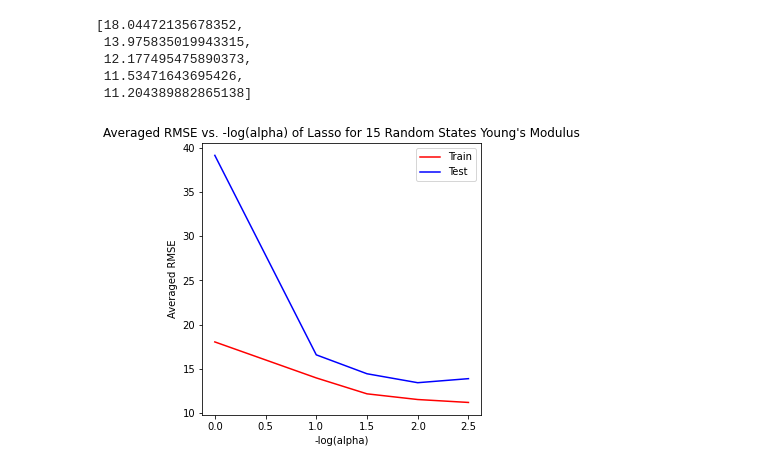
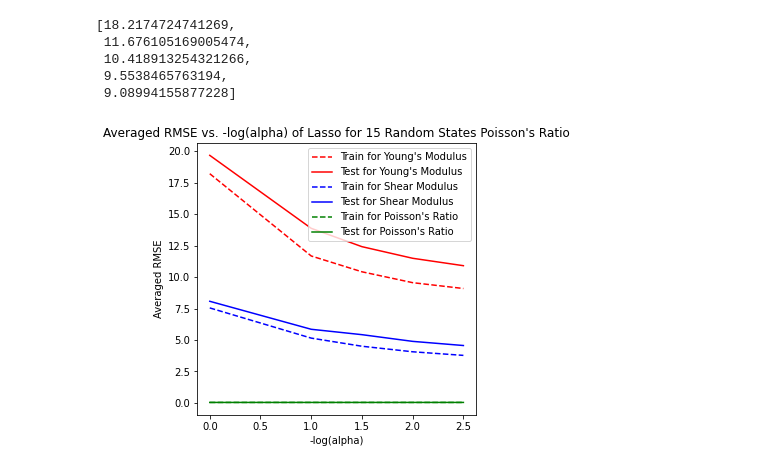
Before and after one commit to zachang890/ML_Research---Glass, a Jupyter notebook: lasso_feature_select_wk5-6.ipynb, the cells around one changed output. Saved outputs shown, nothing was run; the diff lists cells and outputs as text; code cells hidden in the pictures.

```diff
--- a/lasso_feature_select_wk5-6.ipynb
+++ b/lasso_feature_select_wk5-6.ipynb
@@ -65,46 +114,23 @@ poisson_train, poisson_test = calculate_alpha_rmse(poisson_data)
-# %%
-#1. Calculate average RMSE
-def average_rmse(train, test):
-    train_rmse = defaultdict(float) #alpha, sum RMSE
-    for key in train.keys():
-        train_rmse[key[0]] += train[key]
-
-    test_rmse = defaultdict(float)
-    for key in test.keys():
-        test_rmse[key[0]] += test[key]
-
-    train_rmse_averaged = []
-    for key in train_rmse:
-        train_rmse_averaged.append(train_rmse[key]/len(states))
-
-    test_rmse_averaged = []
-    for key in test_rmse:
-        test_rmse_averaged.append(test_rmse[key]/len(states))
-    return train_rmse_averaged, test_rmse_averaged
-
-youngs_average_rmse_train, youngs_average_rmse_test = average_rmse(youngs_train, youngs_test)
-shear_average_rmse_train, shear_average_rmse_test = average_rmse(shear_train, shear_test)
-poisson_average_rmse_train, poisson_average_rmse_test = average_rmse(poisson_train, poisson_test)
-
-youngs_average_rmse_train
-# %% [output]
-[18.04472135678352,
- 13.975835019943315,
- 12.177495475890373,
- 11.53471643695426,
- 11.204389882865138]
+# %%
+youngs_train, youngs_test = alpha_obj.calculate_alpha_rmse("YOUNGS")
+shear_train, shear_test = alpha_obj.calculate_alpha_rmse("SHEAR")
+poisson_train, poisson_test = alpha_obj.calculate_alpha_rmse("POISSONS")
+# %%
+youngs_average_rmse_train, youngs_average_rmse_test = alpha_obj.average_rmse(youngs_train, youngs_test)
+shear_average_rmse_train, shear_average_rmse_test = alpha_obj.average_rmse(shear_train, shear_test)
+poisson_average_rmse_train, poisson_average_rmse_test = alpha_obj.average_rmse(poisson_train, poisson_test)
+# %% [output]
+[18.2174724741269,
+ 11.676105169005474,
+ 10.418913254321266,
+ 9.5538465763194,
+ 9.08994155877228]
 # %%
-def plot_rmse_alpha(train, test, name):
-    plt.rcParams["figure.figsize"] = (5, 5)
-    plt.plot(alpha_powers, train, 'r', label = "Train")
-    plt.plot(alpha_powers, test, 'b', label = "Test")
-    plt.title("Averaged RMSE vs. -log(alpha) of Lasso for 15 Random States " + name)
-    plt.ylabel("Averaged RMSE")
-    plt.xlabel("-log(alpha)")
-    plt.legend()
-
-plot_rmse_alpha(youngs_average_rmse_train, youngs_average_rmse_test, "Young's Modulus")
+alpha_obj.plot_rmse_alpha(youngs_average_rmse_train, youngs_average_rmse_test, "Young's Modulus", "r")
+alpha_obj.plot_rmse_alpha(shear_average_rmse_train, shear_average_rmse_test, "Shear Modulus", "b")
+alpha_obj.plot_rmse_alpha(poisson_average_rmse_train, poisson_average_rmse_test, "Poisson's Ratio", "g")
 #From here we know that the most optimal -log(alpha value would be 10^(-2))
 #Finer search around "optimal -log(alpha value)"
+#1.0
 # %% [output]
-[figure, old version]
+[figure, new version]
```
Also changed, not shown: parts of 20 cells of this notebook, 3 other files.
